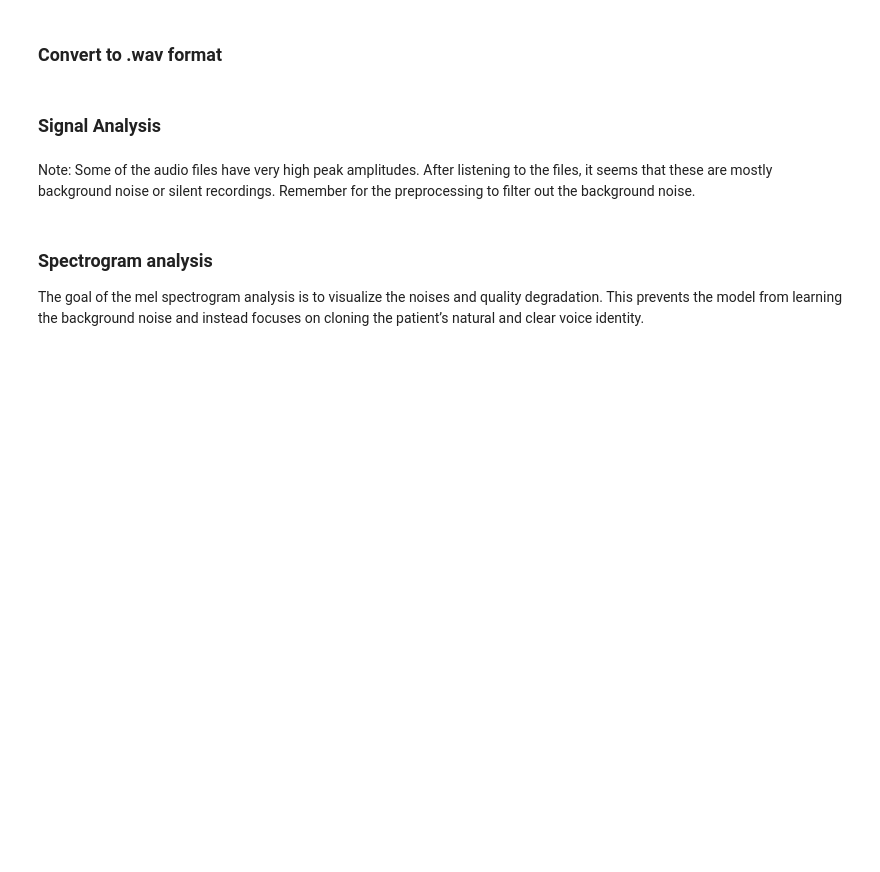
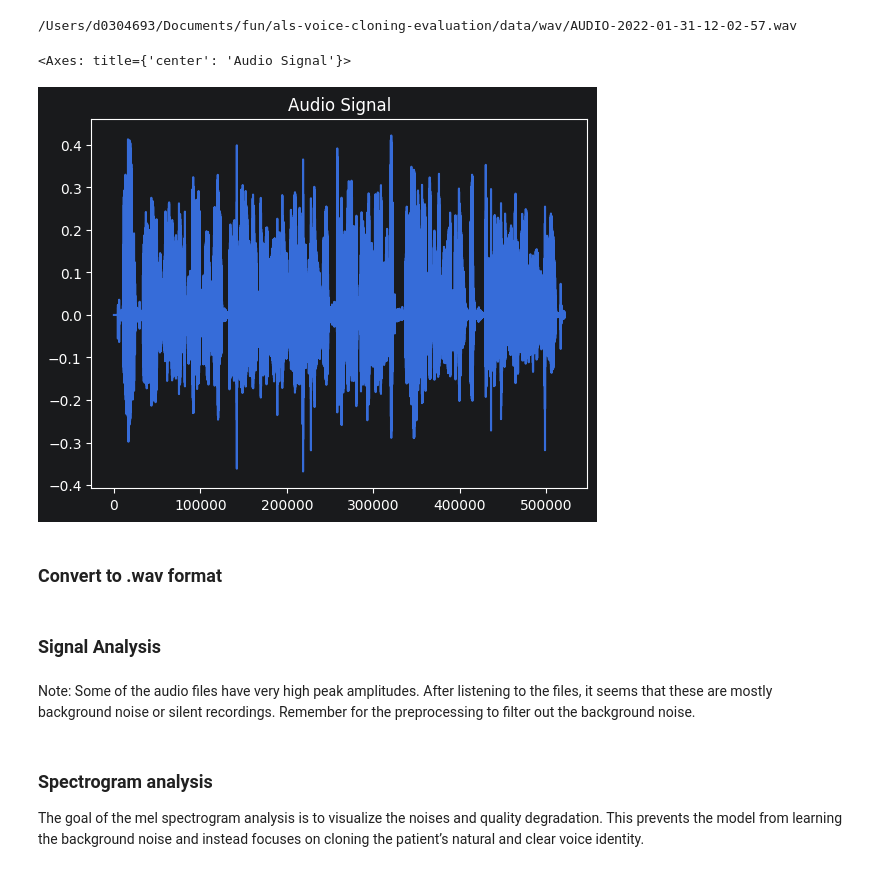
Before and after one commit to seiferla/als-voice-cloning-evaluation, a Jupyter notebook: notebooks/data_analysis.ipynb, the cells around one changed output. Cells and saved outputs as stored; diff of their text form; code cells hidden in the pictures; blank space fills up the shorter version.

Commit message:
Install `plotly`, update dynamic paths, refactor audio file handling logic, and adjust analysis visualization in `data_analysis.ipynb`.

```diff
--- a/notebooks/data_analysis.ipynb
+++ b/notebooks/data_analysis.ipynb
@@ -30,9 +43,15 @@ DEEPFILTERNET = DATA_DIR / 'deepfilternet'
 # %%
-audio_files_m4a = glob(f'{M4A_DIR}/*.m4a')
-print(len(audio_files_m4a))
+audio_files_m4a = glob(f'{WAV_DIR}/*.wav')
+
+print(audio_files_m4a[2])
+# %% [output]
+/Users/d0304693/Documents/fun/als-voice-cloning-evaluation/data/wav/AUDIO-2022-01-31-12-02-57.wav
 # %%
-y, sr = librosa.load(audio_files_m4a[5])
+y, sr = librosa.load(audio_files_m4a[2])
 pd.Series(y).plot(title='Audio Signal')
+# %% [output]
+<Axes: title={'center': 'Audio Signal'}>
+[figure, added]
 # %%
 print(f'Shape of audio signal: {y.shape}')
 # %%
```
Also changed, not shown: parts of 13 cells of this notebook.
